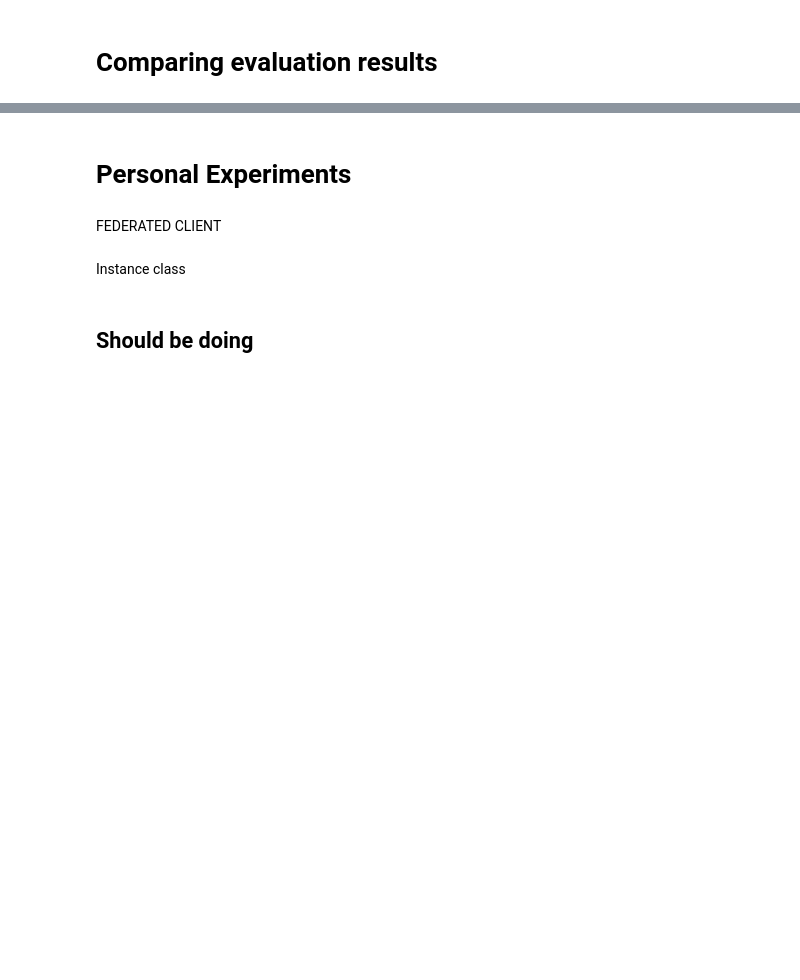
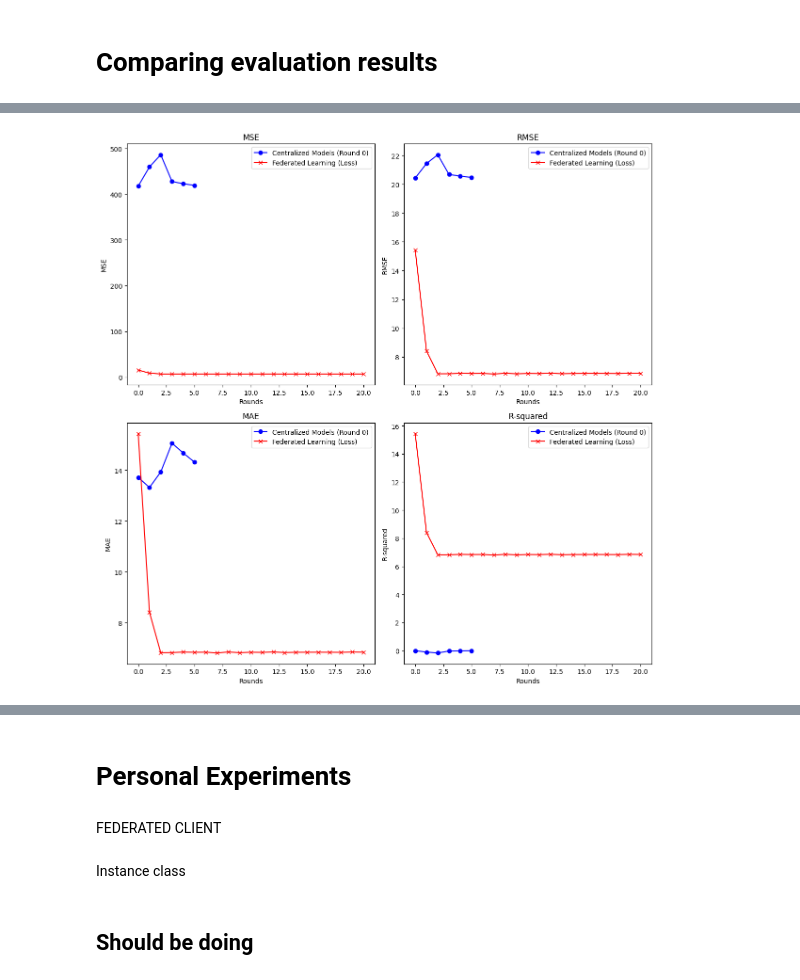
Before and after one commit to kirank981/Project_space, a Jupyter notebook: project_space.ipynb, the cells around one changed output, grey strips where cells are left out. Cells and saved outputs as stored; diff of their text form; code cells hidden in the pictures; blank space fills up the shorter version.

```diff
--- a/project_space.ipynb
+++ b/project_space.ipynb
@@ -111,8 +195,8 @@ print(specific_file_data)
 Creating a DataFrame that have only the required data
 # %%
 selected_column = ['LCLid','energy_sum','day']
-# energy_daily_selected=energy_daily_data[selected_column] (check)
-energy_daily_selected=specific_file_data[selected_column]
+energy_daily_selected=energy_daily_data[selected_column] #(check)
+# energy_daily_selected=specific_file_data[selected_column]
 # print(energy_daily_selected)
 
 # Group the data by LCLid and create a dictionary of dataframes, allowing to access each dataframe separately using the LCLid as the key
@@ -834,7 +1290,7 @@ def do_fl_partitioning(
     return trainloaders, valloaders, testloader
 # %%
 # The number of clients participated in the federated learning
-client_num = 2
+client_num = 49
 
 # The number of XGBoost trees in the tree ensemble that will be built for each client
 client_tree_num = 500 // client_num
@@ -1651,0 +2229,33 @@ plt.show()
+# %%
+import matplotlib.pyplot as plt
+import numpy as np
+
+# Centralized model evaluation results
+central_eval_results = eval_results[:, 1:].astype(float)  # Exclude model names and convert to float
+central_eval_metrics = ['MSE', 'RMSE', 'MAE', 'R-squared']
+
+# Select the round for comparison
+selected_round = 0  # Change this to the round you want to compare
+
+# Plotting
+plt.figure(figsize=(12, 12))
+
+# Compare centralized models' single round value with FL evaluation values for all rounds
+for i, metric in enumerate(central_eval_metrics):
+    plt.subplot(2, 2, i + 1)
+
+    # Plot single round value for each centralized model
+    plt.plot(central_eval_results[:, i], marker='o', color='b', label='Centralized Models (Round 0)')
+
+    # Plot FL evaluation values for all rounds
+    plt.plot(fl_loss, marker='x', color='r', label='Federated Learning (Loss)')
+
+    plt.title(metric)
+    plt.xlabel('Rounds')
+    plt.ylabel(metric)
+    plt.legend()
+
+plt.tight_layout()
+plt.show()
+# %% [output]
+[figure, added]
```
Also changed, not shown: parts of 40 cells of this notebook.
